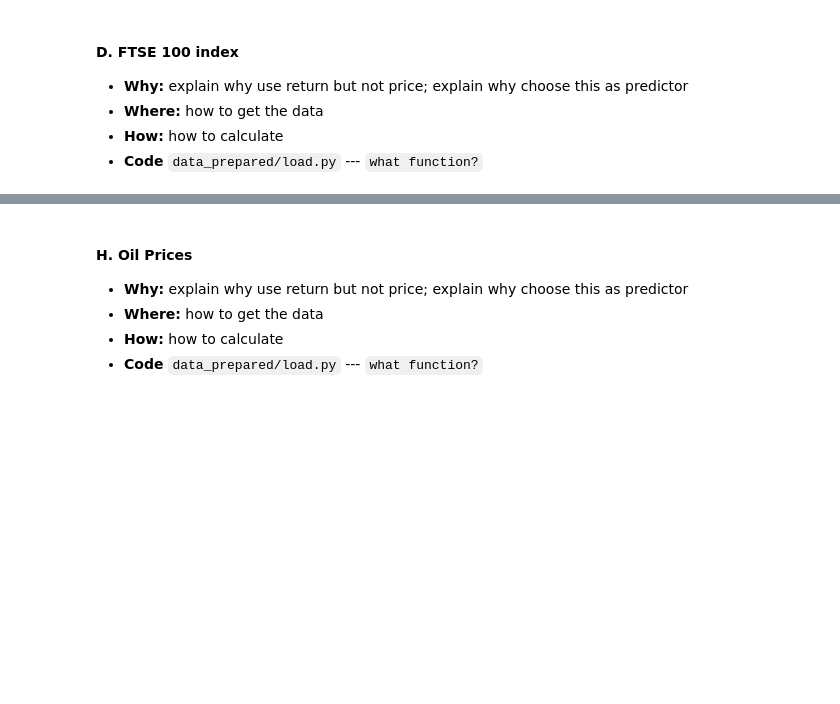
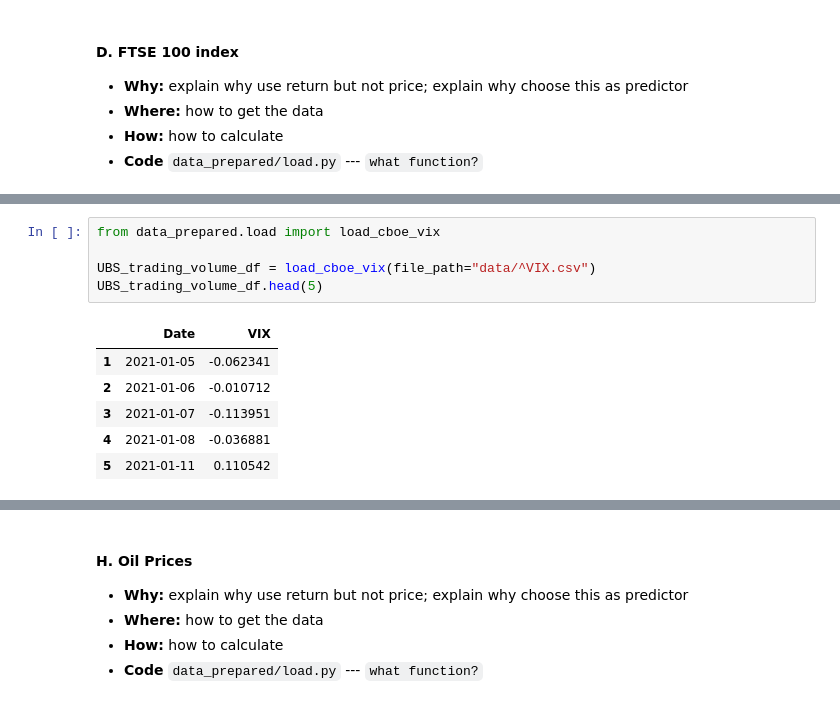
Before and after one commit to CynthiaShiyue/IDS789-Financial-Model-Project, a Jupyter notebook: final_report.ipynb, the cells around one changed output, grey strips where cells are left out. Saved outputs shown, nothing was run; the diff lists cells and outputs as text; blank space fills up the shorter version.

```diff
--- a/final_report.ipynb
+++ b/final_report.ipynb
@@ -82,0 +79,12 @@ UBS_trading_volume_df.head(5)
+# %%
+from data_prepared.load import load_cboe_vix
+
+UBS_trading_volume_df = load_cboe_vix(file_path="data/^VIX.csv")
+UBS_trading_volume_df.head(5)
+# %% [output]
+|  | Date | VIX |
+| 1 | 2021-01-05 | -0.062341 |
+| 2 | 2021-01-06 | -0.010712 |
+| 3 | 2021-01-07 | -0.113951 |
+| 4 | 2021-01-08 | -0.036881 |
+| 5 | 2021-01-11 | 0.110542 |
```
Also changed, not shown: parts of 11 cells of this notebook, 3 other files.
